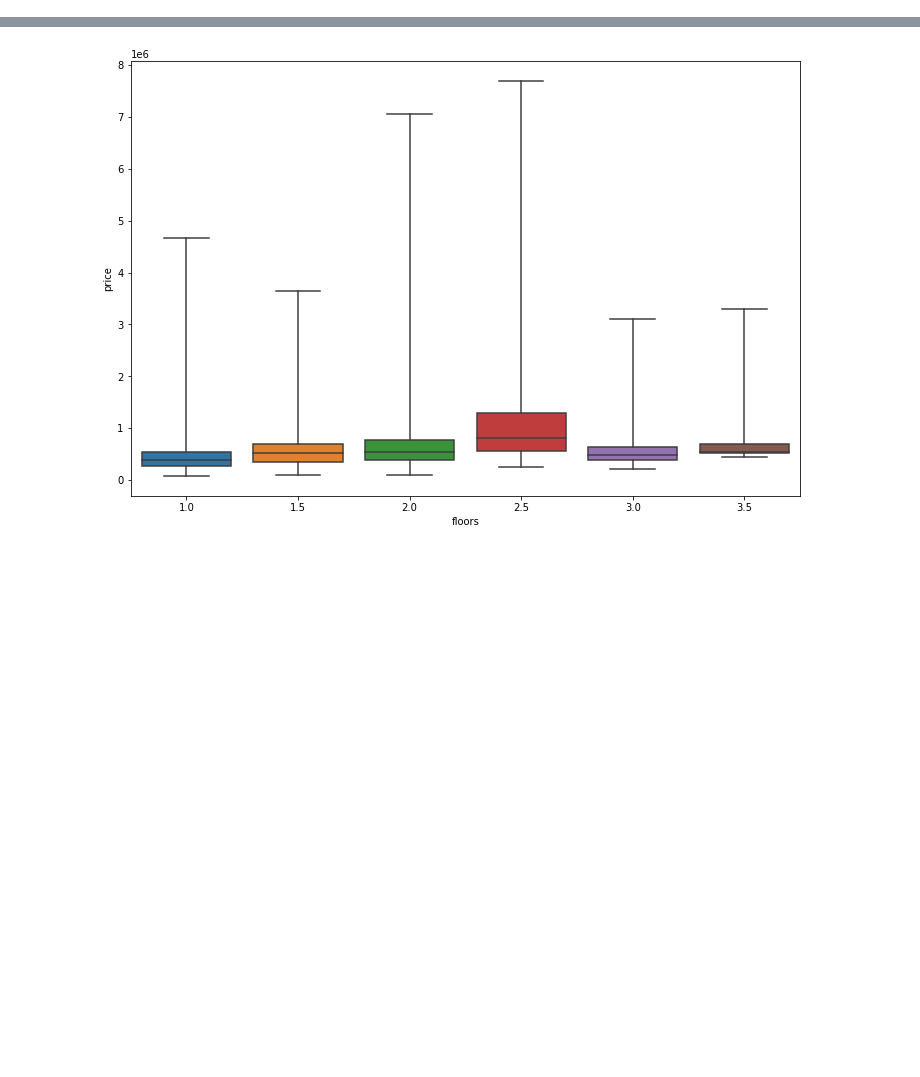
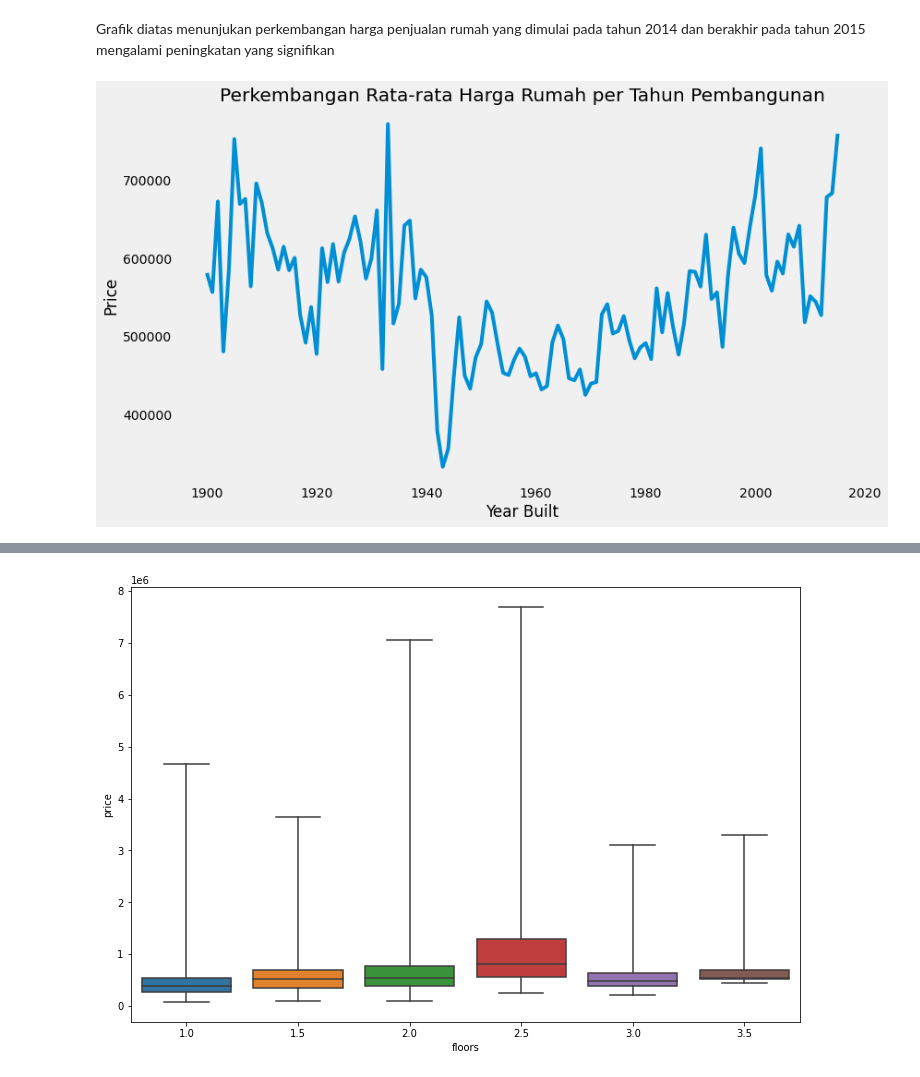
Before and after one commit to rbymln/Sale_House_Project, a Jupyter notebook: EDA King House.ipynb, the cells around one changed output, grey strips where cells are left out. Saved outputs shown, nothing was run; the diff lists cells and outputs as text; code cells hidden in the pictures; blank space fills up the shorter version.

```diff
--- a/EDA King House.ipynb
+++ b/EDA King House.ipynb
@@ -81,0 +97,17 @@ The null hypothesis can be rejected
+# %% [markdown]
+Grafik diatas menunjukan perkembangan harga penjualan rumah yang dimulai pada tahun 2014 dan berakhir pada tahun 2015 mengalami peningkatan yang signifikan
+# %%
+years = [year for year, df in df.groupby('yr_built')]
+prices = df.groupby('yr_built').mean()['price']
+
+plt.figure(figsize=(12,7))
+
+plt.plot(years, prices)
+plt.title('Perkembangan Rata-rata Harga Rumah per Tahun Pembangunan')
+plt.xlabel('Year Built')
+plt.ylabel('Price')
+plt.grid()
+
+plt.show()
+# %% [output]
+[figure, added]
```
Also changed, not shown: parts of 38 cells of this notebook, 2 other files.
